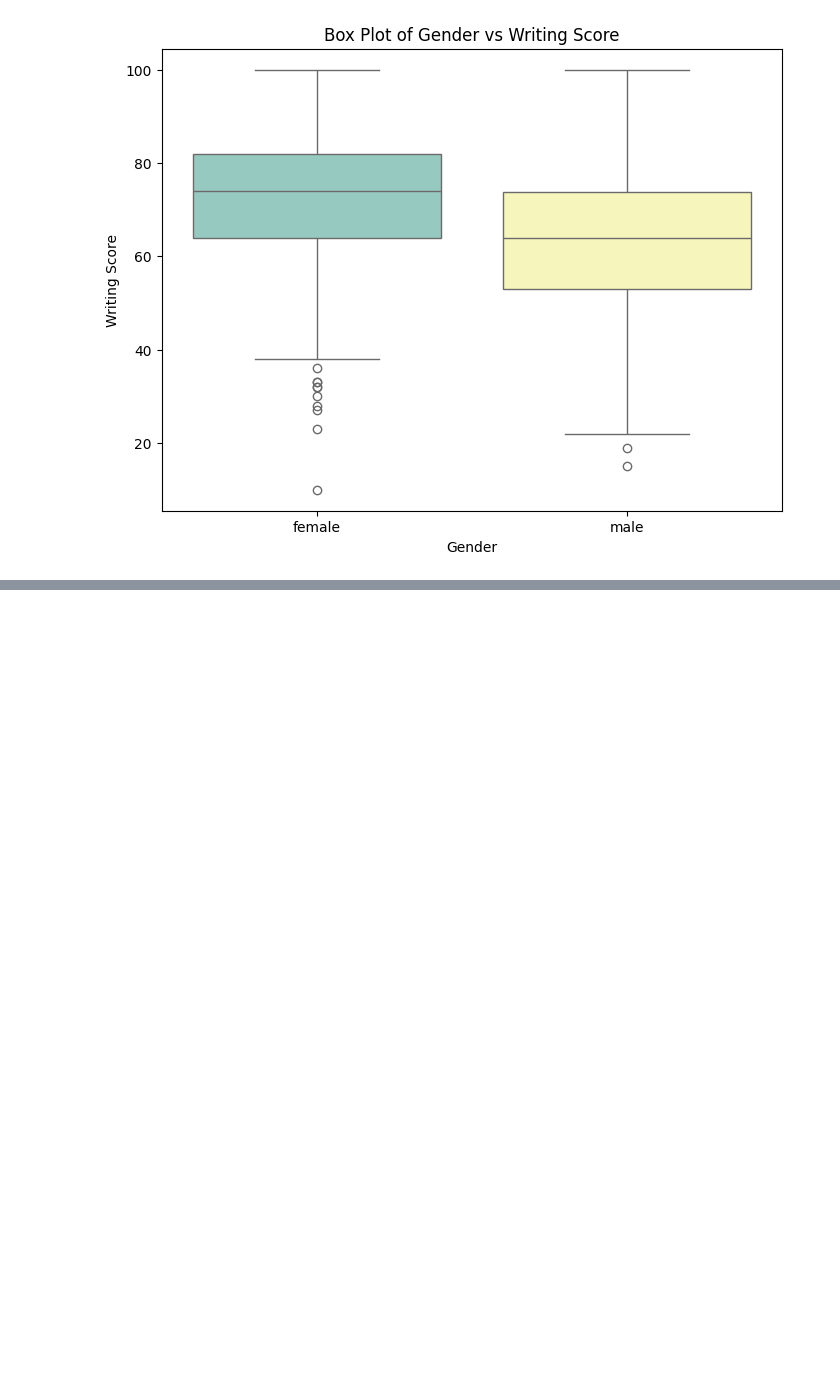
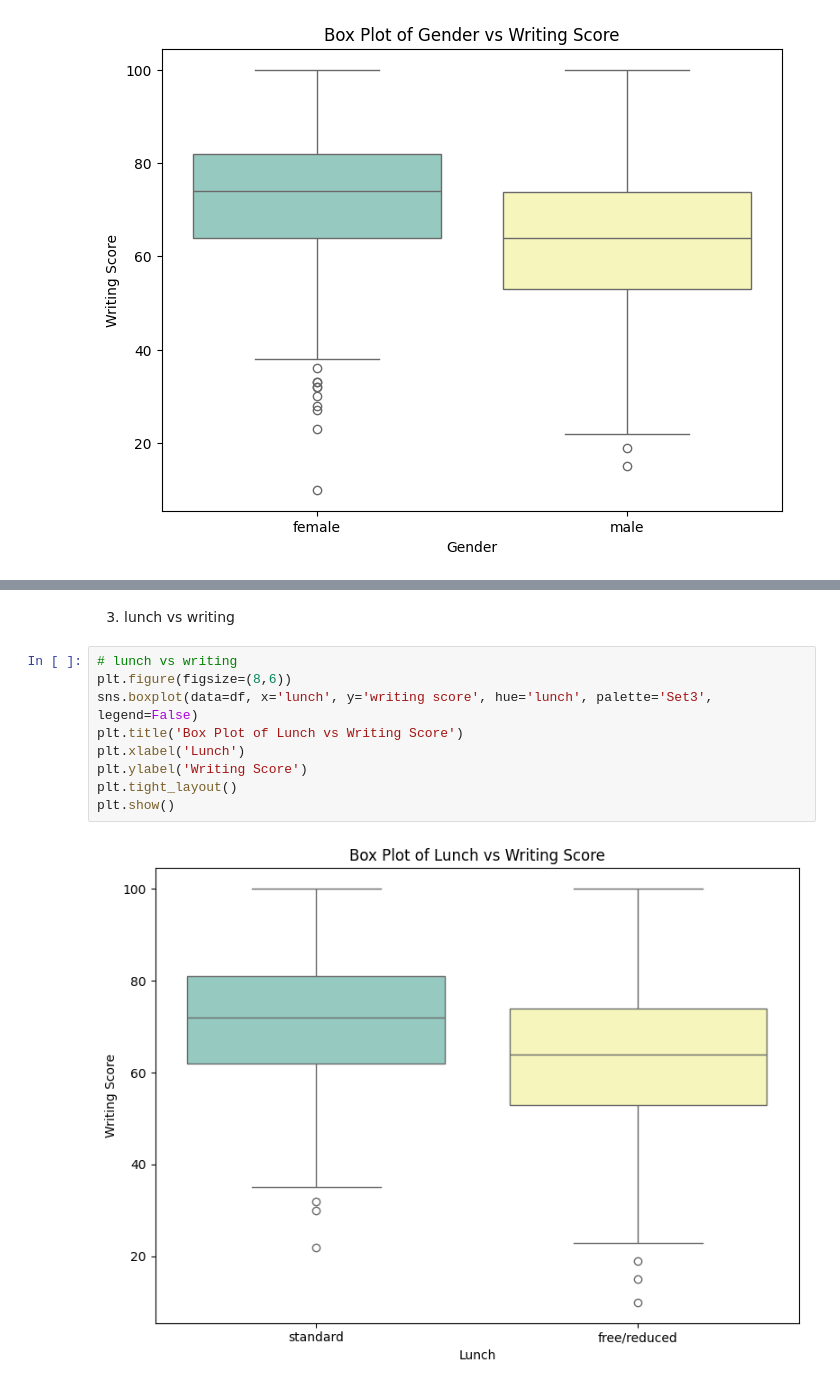
Before and after one commit to kkbbmrl/EDA, a Jupyter notebook: hello.ipynb, the cells around one changed output, grey strips where cells are left out. Cells and saved outputs as stored; diff of their text form; blank space fills up the shorter version.

```diff
--- a/hello.ipynb
+++ b/hello.ipynb
@@ -322,0 +333,13 @@ Passing `palette` without assigning `hue` is deprecated and will be removed in v
+# %% [markdown]
+3. lunch vs writing
+# %%
+# lunch vs writing
+plt.figure(figsize=(8,6))
+sns.boxplot(data=df, x='lunch', y='writing score', hue='lunch', palette='Set3', legend=False)
+plt.title('Box Plot of Lunch vs Writing Score')
+plt.xlabel('Lunch')
+plt.ylabel('Writing Score')
+plt.tight_layout()
+plt.show()
+# %% [output]
+[figure, added]
```
Also changed, not shown: parts of 10 cells of this notebook.
